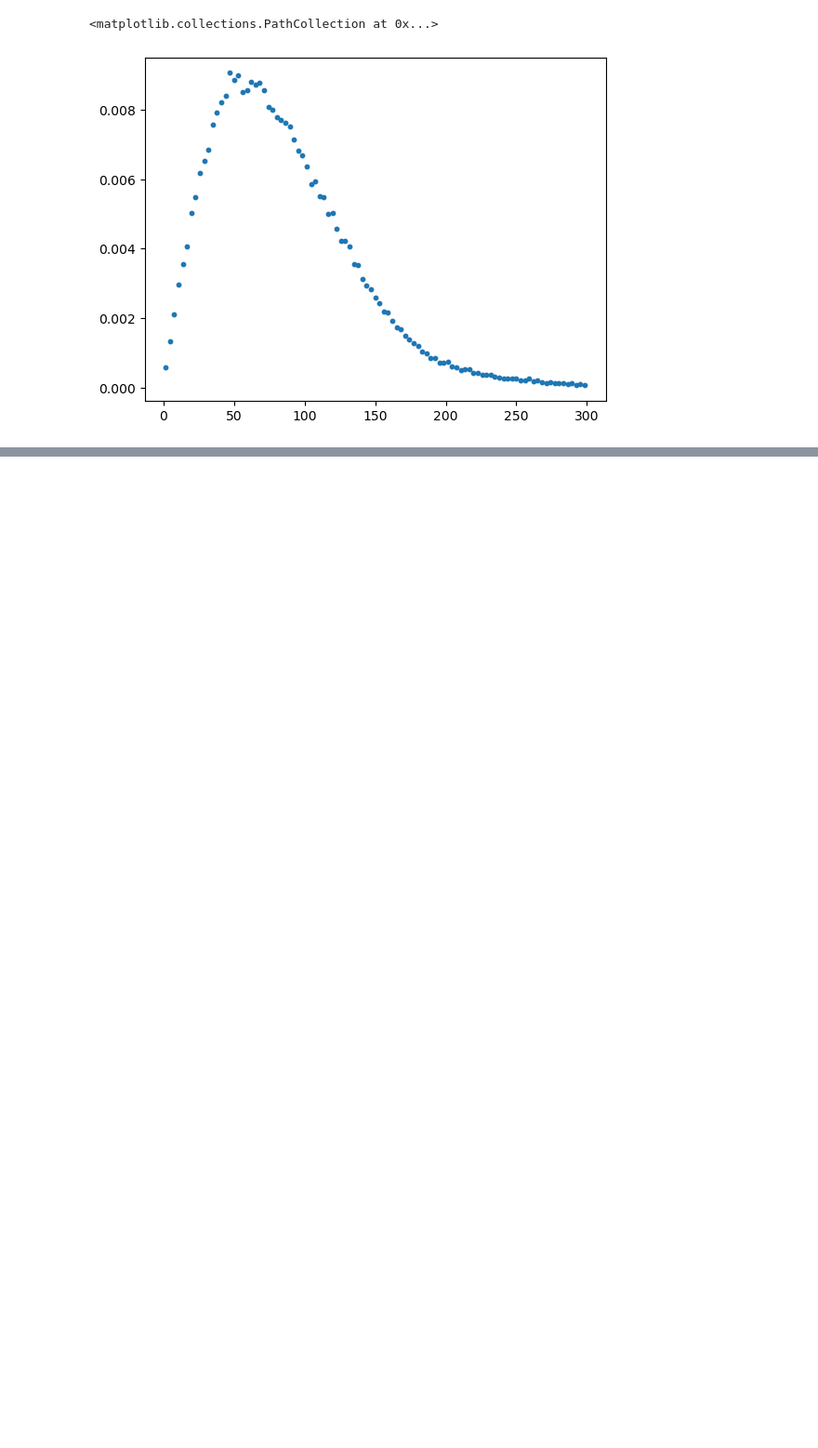
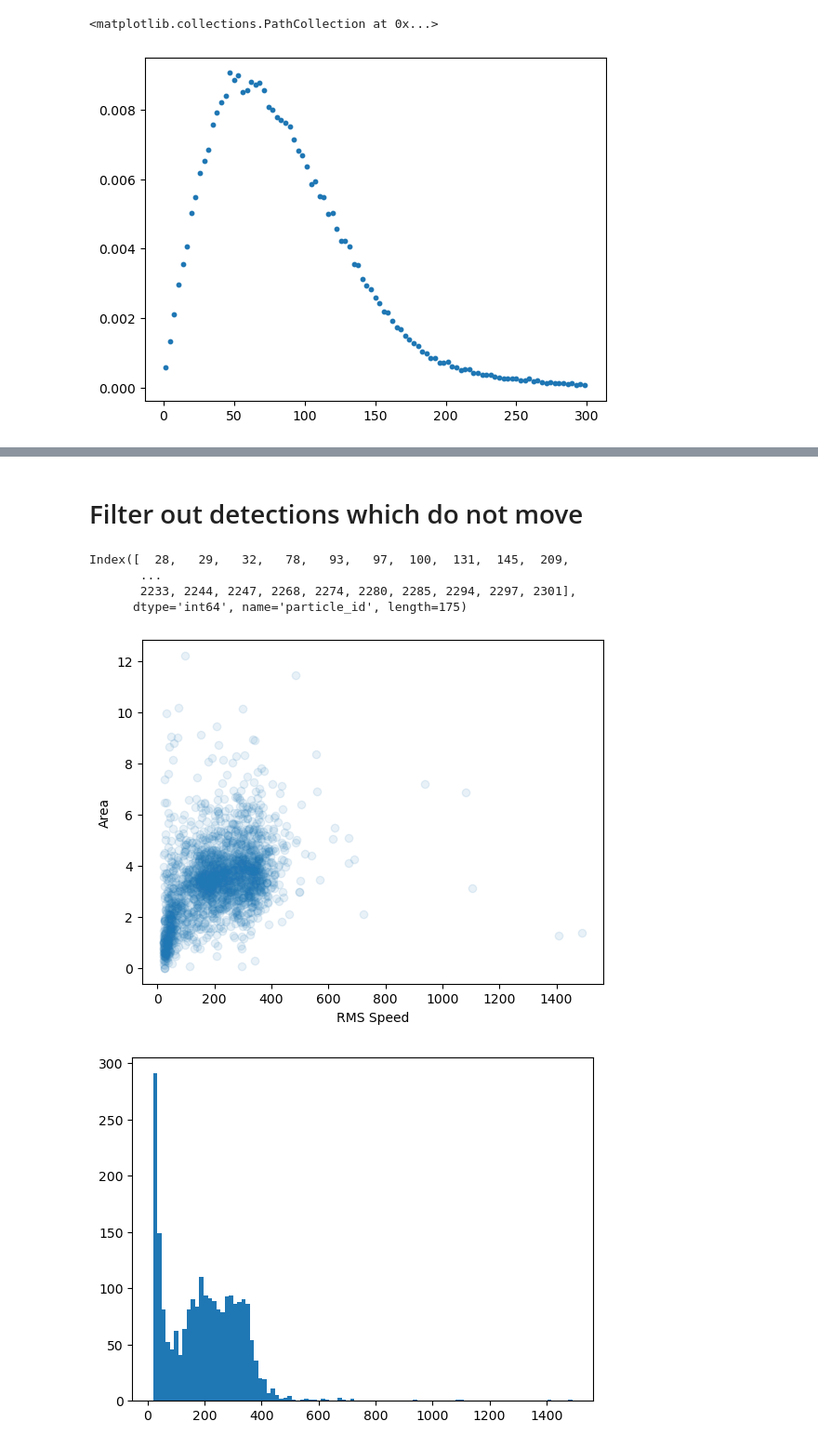
Before and after one commit to HerveSV/Maxwell_Demon_IPT, a Jupyter notebook: maxwell_demon/2_data_analysis.ipynb, the cells around one changed output, grey strips where cells are left out. Shown at 93% size. Saved outputs shown, nothing was run; the diff lists cells and outputs as text; code cells hidden in the pictures; blank space fills up the shorter version.

```diff
--- a/maxwell_demon/2_data_analysis.ipynb
+++ b/maxwell_demon/2_data_analysis.ipynb
@@ -175,0 +178,7 @@ plt.scatter(speed_space, density_speed, s=10)
+# %%
+df_ex = pd.read_csv("/Users/hervesv/Documents/CloudDrive/IPT/Maxwell_Demon_2025/data/13-11/1.75g/1.75g@15Hz.csv")
+
+p_875 = df_ex.loc[df_ex['particle_id']==875]
+print(p_875)
+
+print(f"RMS velocity: {p_875['speed_px/frame'].mean()}")
@@ -175,0 +213,25 @@ plt.scatter(speed_space, density_speed, s=10)
+# %% [markdown]
+# Filter out detections which do not move
+# %%
+epsilon_rms = 1.3 # px/frame
+rms_speed = df_ex.groupby("particle_id")["speed_px/frame"].mean()
+bad = rms_speed[rms_speed < epsilon_rms].index
+good = rms_speed[rms_speed > epsilon_rms].index
+print(bad)
+
+mean_area = df_ex.groupby("particle_id")["area"].mean()
+
+plt.scatter(mean_area, rms_speed, alpha=0.1)
+plt.ylabel("Area")
+plt.xlabel("RMS Speed")
+plt.show()
+
+plt.hist(mean_area, bins=100)
+plt.show()
+# %% [output]
+Index([  28,   29,   32,   78,   93,   97,  100,  131,  145,  209,
+       ...
+       2233, 2244, 2247, 2268, 2274, 2280, 2285, 2294, 2297, 2301],
+      dtype='int64', name='particle_id', length=175)
+[figure, added]
+[figure, added]
```
Also changed, not shown: parts of 26 cells of this notebook, 6 other files.
